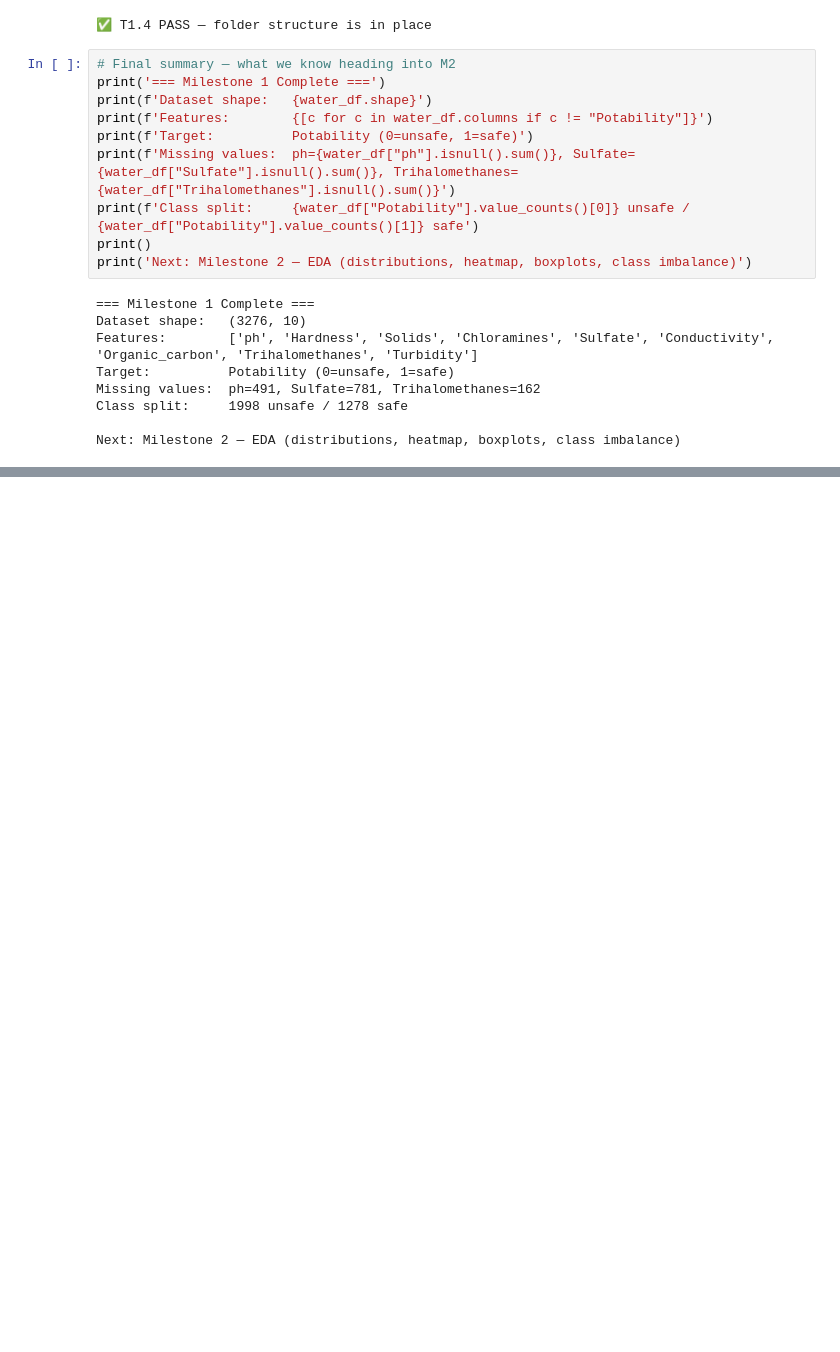
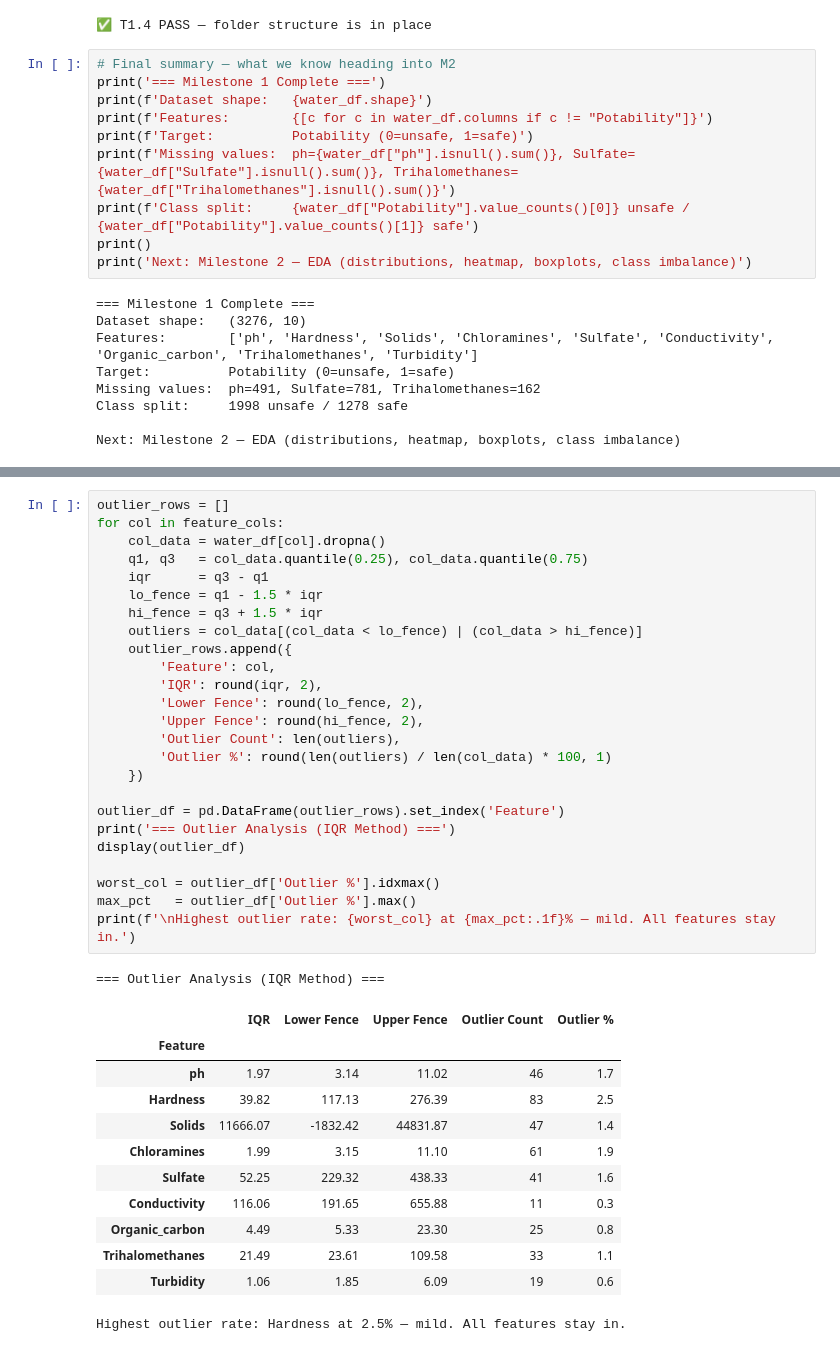
Before and after one commit to AvdheshPal/water-quality-prediction, a Jupyter notebook: notebooks/01_eda.ipynb, the cells around one changed output, grey strips where cells are left out. Drawn from its saved outputs; the diff is of its cells as text; blank space fills up the shorter version.

```diff
--- a/notebooks/01_eda.ipynb
+++ b/notebooks/01_eda.ipynb
@@ -232,0 +446,39 @@ Next: Milestone 2 — EDA (distributions, heatmap, boxplots, class imbalance)
+# %%
+outlier_rows = []
+for col in feature_cols:
+    col_data = water_df[col].dropna()
+    q1, q3   = col_data.quantile(0.25), col_data.quantile(0.75)
+    iqr      = q3 - q1
+    lo_fence = q1 - 1.5 * iqr
+    hi_fence = q3 + 1.5 * iqr
+    outliers = col_data[(col_data < lo_fence) | (col_data > hi_fence)]
+    outlier_rows.append({
+        'Feature': col,
+        'IQR': round(iqr, 2),
+        'Lower Fence': round(lo_fence, 2),
+        'Upper Fence': round(hi_fence, 2),
+        'Outlier Count': len(outliers),
+        'Outlier %': round(len(outliers) / len(col_data) * 100, 1)
+    })
+
+outlier_df = pd.DataFrame(outlier_rows).set_index('Feature')
+print('=== Outlier Analysis (IQR Method) ===')
+display(outlier_df)
+
+worst_col = outlier_df['Outlier %'].idxmax()
+max_pct   = outlier_df['Outlier %'].max()
+print(f'\nHighest outlier rate: {worst_col} at {max_pct:.1f}% — mild. All features stay in.')
+# %% [output]
+=== Outlier Analysis (IQR Method) ===
+|  | IQR | Lower Fence | Upper Fence | Outlier Count | Outlier % |
+| Feature |  |  |  |  |  |
+| ph | 1.97 | 3.14 | 11.02 | 46 | 1.7 |
+| Hardness | 39.82 | 117.13 | 276.39 | 83 | 2.5 |
+| Solids | 11666.07 | -1832.42 | 44831.87 | 47 | 1.4 |
+| Chloramines | 1.99 | 3.15 | 11.10 | 61 | 1.9 |
+| Sulfate | 52.25 | 229.32 | 438.33 | 41 | 1.6 |
+| Conductivity | 116.06 | 191.65 | 655.88 | 11 | 0.3 |
+| Organic_carbon | 4.49 | 5.33 | 23.30 | 25 | 0.8 |
+| Trihalomethanes | 21.49 | 23.61 | 109.58 | 33 | 1.1 |
+| Turbidity | 1.06 | 1.85 | 6.09 | 19 | 0.6 |
+Highest outlier rate: Hardness at 2.5% — mild. All features stay in.
```
Also changed, not shown: parts of 19 cells of this notebook.
